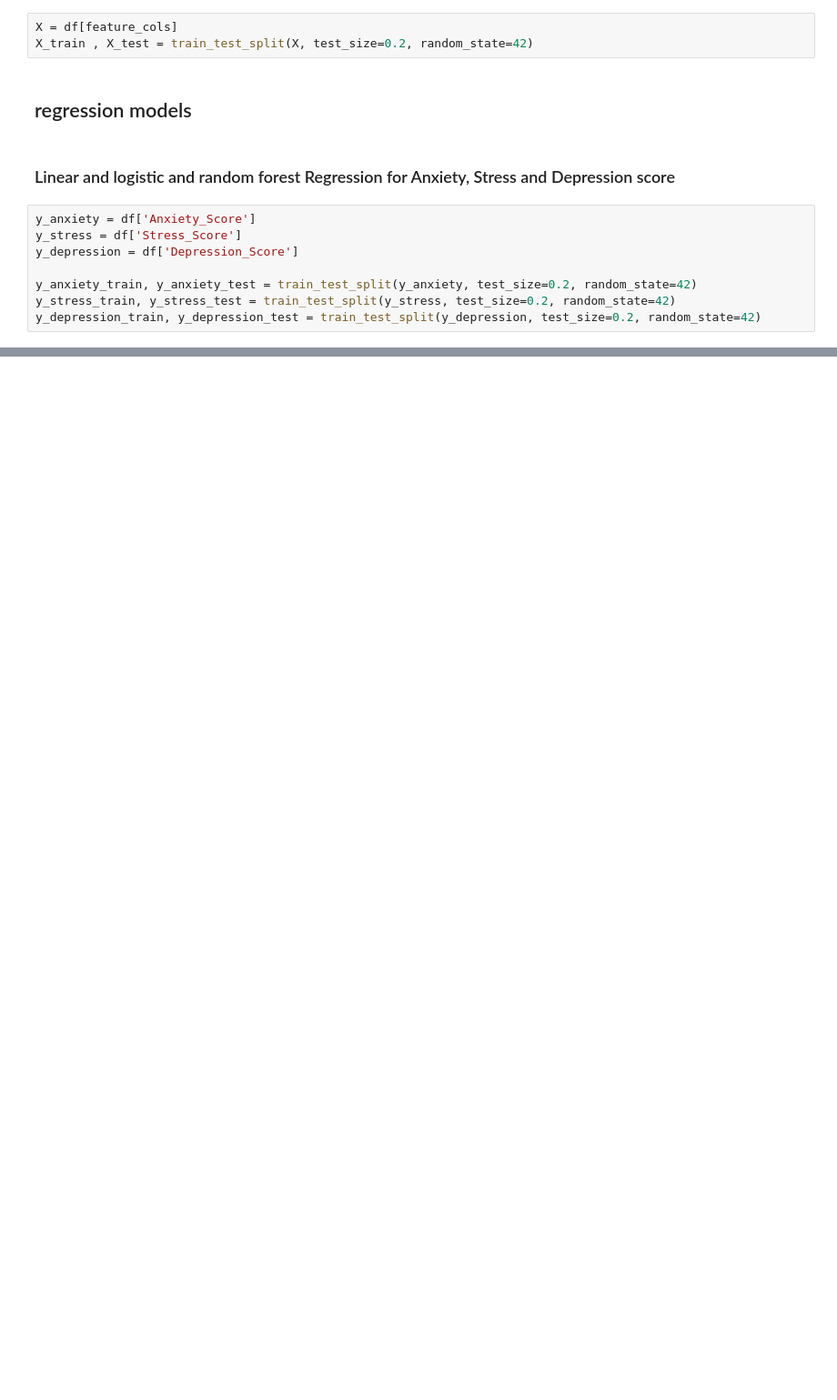
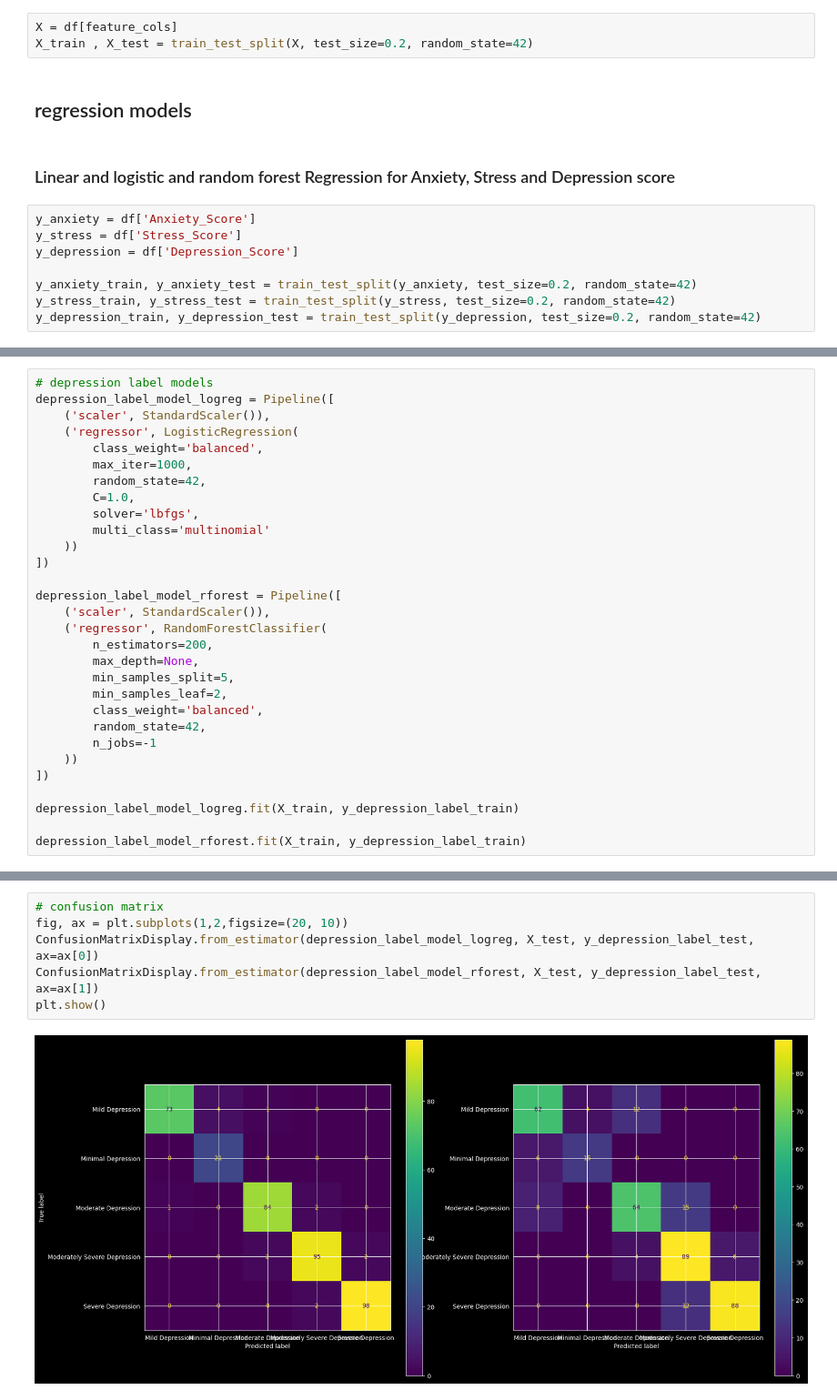
Before and after one commit to ramoliyaYug/STUDENT_MENTAL_HEALTH_RISK_PREDICTION_SYSTEM, a Jupyter notebook: notebook/Models.ipynb, the cells around one changed output, grey strips where cells are left out. Shown at 91% size. Cells and saved outputs as stored; diff of their text form; blank space fills up the shorter version.

```diff
--- a/notebook/Models.ipynb
+++ b/notebook/Models.ipynb
@@ -110,0 +450,30 @@ anxiety_model_rforest = Pipeline([
+# %%
+# depression label models
+depression_label_model_logreg = Pipeline([
+    ('scaler', StandardScaler()),
+    ('regressor', LogisticRegression(
+        class_weight='balanced',
+        max_iter=1000,
+        random_state=42,
+        C=1.0,
+        solver='lbfgs',
+        multi_class='multinomial'
+    ))
+])
+
+depression_label_model_rforest = Pipeline([
+    ('scaler', StandardScaler()),
+    ('regressor', RandomForestClassifier(
+        n_estimators=200,
+        max_depth=None,
+        min_samples_split=5,
+        min_samples_leaf=2,
+        class_weight='balanced',
+        random_state=42,
+        n_jobs=-1
+    ))
+])
+
+depression_label_model_logreg.fit(X_train, y_depression_label_train)
+
+depression_label_model_rforest.fit(X_train, y_depression_label_train)
@@ -110,0 +515,8 @@ anxiety_model_rforest = Pipeline([
+# %%
+# confusion matrix
+fig, ax = plt.subplots(1,2,figsize=(20, 10))
+ConfusionMatrixDisplay.from_estimator(depression_label_model_logreg, X_test, y_depression_label_test, ax=ax[0])
+ConfusionMatrixDisplay.from_estimator(depression_label_model_rforest, X_test, y_depression_label_test, ax=ax[1])
+plt.show()
+# %% [output]
+[figure, added]
```
Also changed, not shown: parts of 26 cells of this notebook.
